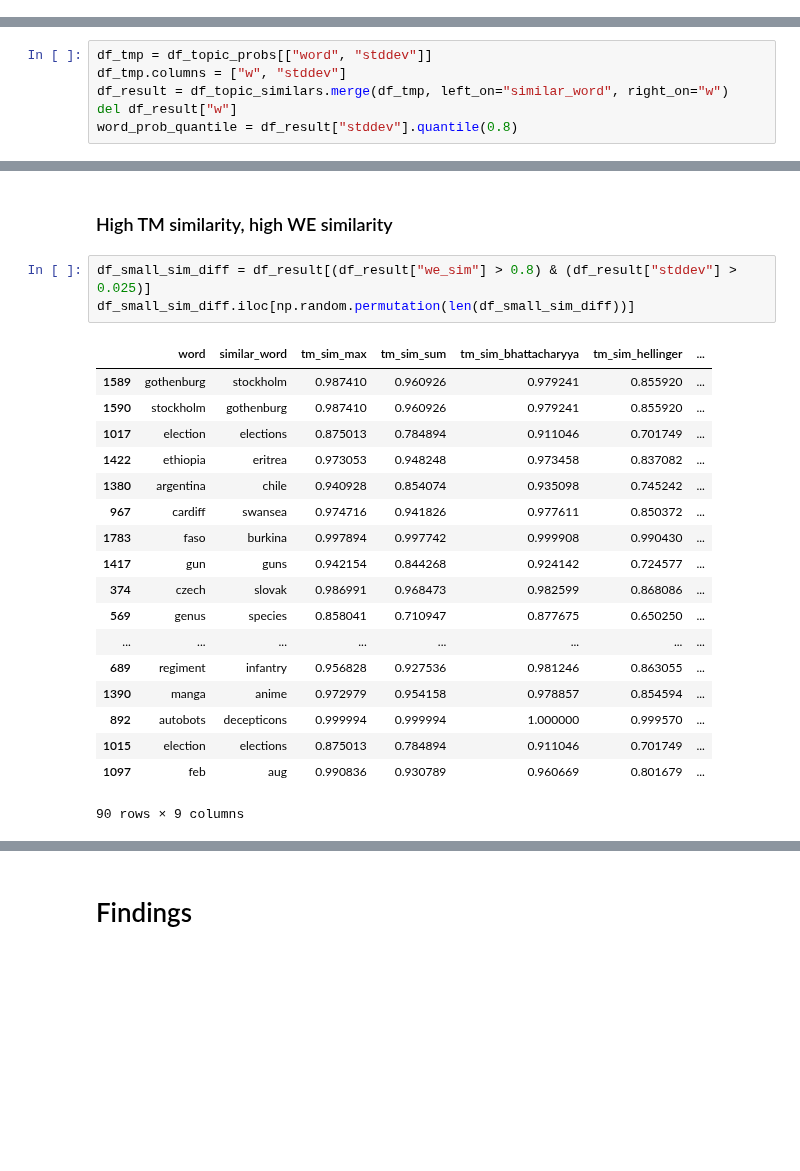
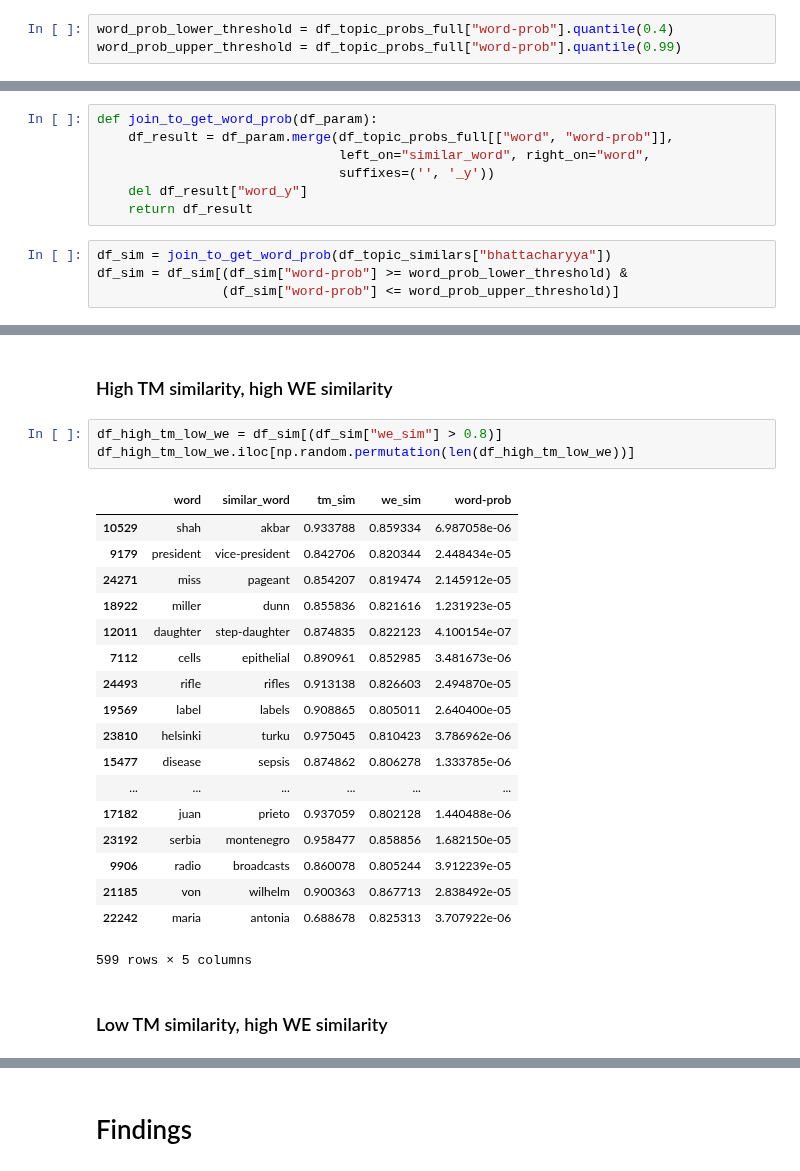
Before and after one commit to knub/master-thesis, a Jupyter notebook: notebooks/Topics.ipynb, the cells around one changed output, grey strips where cells are left out. Saved outputs shown, nothing was run; the diff lists cells and outputs as text; blank space fills up the shorter version.

```diff
--- a/notebooks/Topics.ipynb
+++ b/notebooks/Topics.ipynb
@@ -68,6 +55,9 @@ Load vectors
 Load topic probs
 Load topics
 Load topic similars
+# %%
+word_prob_lower_threshold = df_topic_probs_full["word-prob"].quantile(0.4)
+word_prob_upper_threshold = df_topic_probs_full["word-prob"].quantile(0.99)
 # %% [markdown]
 # Topic Probs Analysis
 # %%
@@ -244,6 +252,0 @@ we_percentile
-# %%
-df_tmp = df_topic_probs[["word", "stddev"]]
-df_tmp.columns = ["w", "stddev"]
-df_result = df_topic_similars.merge(df_tmp, left_on="similar_word", right_on="w")
-del df_result["w"]
-word_prob_quantile = df_result["stddev"].quantile(0.8)
@@ -250,3 +260,14 @@ word_prob_quantile = df_result["stddev"].quantile(0.8)
+# %%
+def join_to_get_word_prob(df_param):
+    df_result = df_param.merge(df_topic_probs_full[["word", "word-prob"]],
+                               left_on="similar_word", right_on="word",
+                               suffixes=('', '_y'))
+    del df_result["word_y"]
+    return df_result
+# %%
+df_sim = join_to_get_word_prob(df_topic_similars["bhattacharyya"])
+df_sim = df_sim[(df_sim["word-prob"] >= word_prob_lower_threshold) &
+                (df_sim["word-prob"] <= word_prob_upper_threshold)]
 # %% [markdown]
 ### High TM similarity, low WE similarity
 # %%
@@ -274,24 +295,26 @@ df_large_sim_diff.iloc[np.random.permutation(len(df_large_sim_diff))]
 # %% [markdown]
 ### High TM similarity, high WE similarity
 # %%
-df_small_sim_diff = df_result[(df_result["we_sim"] > 0.8) & (df_result["stddev"] > 0.025)]
-df_small_sim_diff.iloc[np.random.permutation(len(df_small_sim_diff))]
+df_high_tm_low_we = df_sim[(df_sim["we_sim"] > 0.8)]
+df_high_tm_low_we.iloc[np.random.permutation(len(df_high_tm_low_we))]
 # %% [output]
-|  | word | similar_word | tm_sim_max | tm_sim_sum | tm_sim_bhattacharyya | tm_sim_hellinger | ... |
-| 1589 | gothenburg | stockholm | 0.987410 | 0.960926 | 0.979241 | 0.855920 | ... |
-| 1590 | stockholm | gothenburg | 0.987410 | 0.960926 | 0.979241 | 0.855920 | ... |
-| 1017 | election | elections | 0.875013 | 0.784894 | 0.911046 | 0.701749 | ... |
-| 1422 | ethiopia | eritrea | 0.973053 | 0.948248 | 0.973458 | 0.837082 | ... |
-| 1380 | argentina | chile | 0.940928 | 0.854074 | 0.935098 | 0.745242 | ... |
-| 967 | cardiff | swansea | 0.974716 | 0.941826 | 0.977611 | 0.850372 | ... |
-| 1783 | faso | burkina | 0.997894 | 0.997742 | 0.999908 | 0.990430 | ... |
-| 1417 | gun | guns | 0.942154 | 0.844268 | 0.924142 | 0.724577 | ... |
-| 374 | czech | slovak | 0.986991 | 0.968473 | 0.982599 | 0.868086 | ... |
-| 569 | genus | species | 0.858041 | 0.710947 | 0.877675 | 0.650250 | ... |
-| ... | ... | ... | ... | ... | ... | ... | ... |
-| 689 | regiment | infantry | 0.956828 | 0.927536 | 0.981246 | 0.863055 | ... |
-| 1390 | manga | anime | 0.972979 | 0.954158 | 0.978857 | 0.854594 | ... |
-| 892 | autobots | decepticons | 0.999994 | 0.999994 | 1.000000 | 0.999570 | ... |
-| 1015 | election | elections | 0.875013 | 0.784894 | 0.911046 | 0.701749 | ... |
-| 1097 | feb | aug | 0.990836 | 0.930789 | 0.960669 | 0.801679 | ... |
+|  | word | similar_word | tm_sim | we_sim | word-prob |
+| 10529 | shah | akbar | 0.933788 | 0.859334 | 6.987058e-06 |
+| 9179 | president | vice-president | 0.842706 | 0.820344 | 2.448434e-05 |
+| 24271 | miss | pageant | 0.854207 | 0.819474 | 2.145912e-05 |
+| 18922 | miller | dunn | 0.855836 | 0.821616 | 1.231923e-05 |
+| 12011 | daughter | step-daughter | 0.874835 | 0.822123 | 4.100154e-07 |
+| 7112 | cells | epithelial | 0.890961 | 0.852985 | 3.481673e-06 |
+| 24493 | rifle | rifles | 0.913138 | 0.826603 | 2.494870e-05 |
+| 19569 | label | labels | 0.908865 | 0.805011 | 2.640400e-05 |
+| 23810 | helsinki | turku | 0.975045 | 0.810423 | 3.786962e-06 |
+| 15477 | disease | sepsis | 0.874862 | 0.806278 | 1.333785e-06 |
+| ... | ... | ... | ... | ... | ... |
+| 17182 | juan | prieto | 0.937059 | 0.802128 | 1.440488e-06 |
+| 23192 | serbia | montenegro | 0.958477 | 0.858856 | 1.682150e-05 |
+| 9906 | radio | broadcasts | 0.860078 | 0.805244 | 3.912239e-05 |
+| 21185 | von | wilhelm | 0.900363 | 0.867713 | 2.838492e-05 |
+| 22242 | maria | antonia | 0.688678 | 0.825313 | 3.707922e-06 |
-90 rows × 9 columns
+599 rows × 5 columns
+# %% [markdown]
+### Low TM similarity, high WE similarity
```
Also changed, not shown: parts of 30 cells of this notebook, 2 other files.
